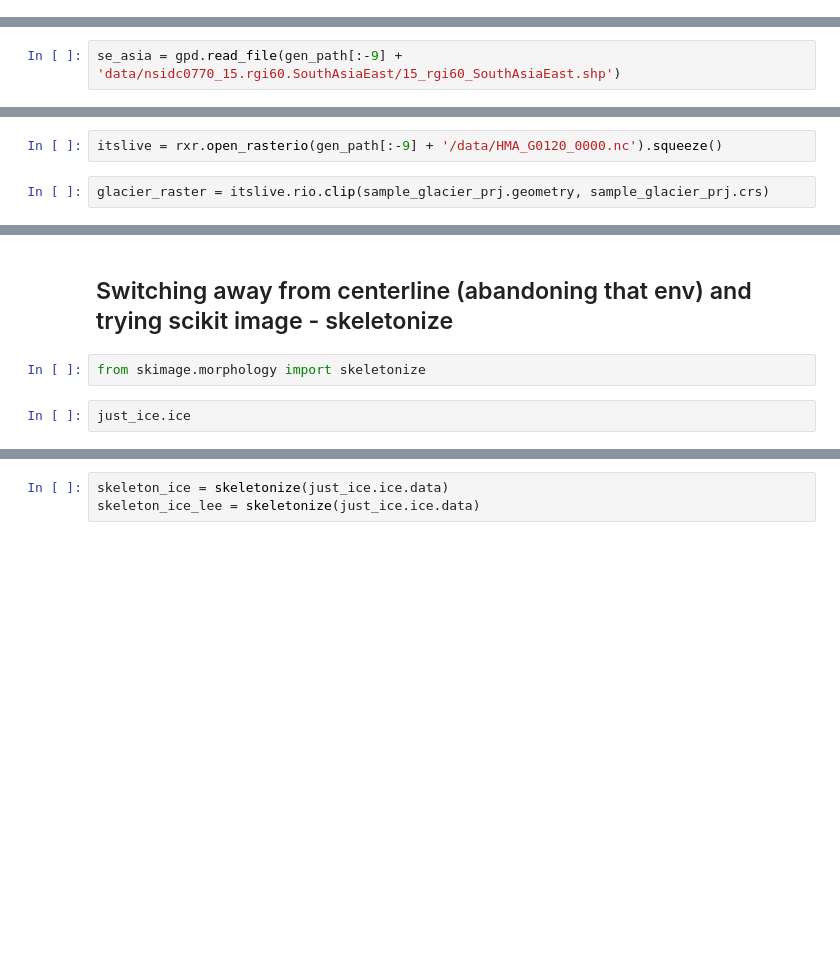
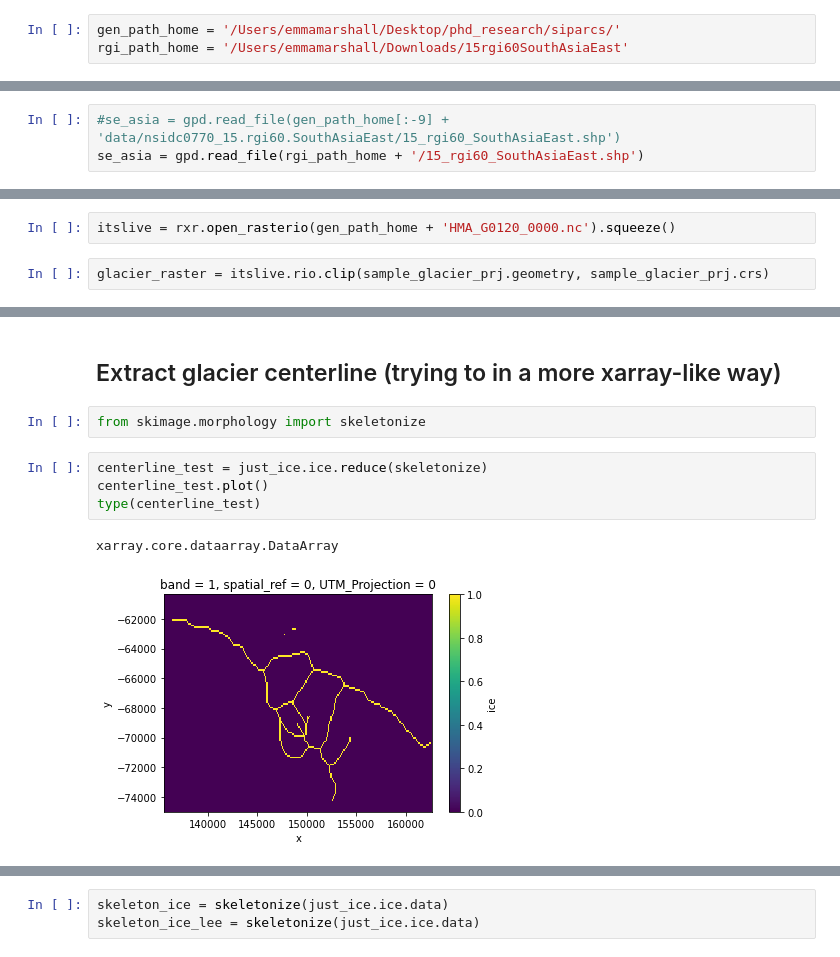
Before and after one commit to e-marshall/itslive, a Jupyter notebook: glacier_centerlines.ipynb, the cells around one changed output, grey strips where cells are left out. Saved outputs shown, nothing was run; the diff lists cells and outputs as text; blank space fills up the shorter version.

Commit message:
cleaned up centerline extraction

```diff
--- a/glacier_centerlines.ipynb
+++ b/glacier_centerlines.ipynb
@@ -8,10 +8,14 @@ import numpy as np
 from matplotlib import pyplot as plt
 # %%
 gen_path = '/Users/emarshall/Desktop/siparcs/xr_book1/'
+# %%
+gen_path_home = '/Users/emmamarshall/Desktop/phd_research/siparcs/'
+rgi_path_home = '/Users/emmamarshall/Downloads/15rgi60SouthAsiaEast'
 # %% [markdown]
 ## Read in vector data
 # %%
-se_asia = gpd.read_file(gen_path[:-9] + 'data/nsidc0770_15.rgi60.SouthAsiaEast/15_rgi60_SouthAsiaEast.shp')
+#se_asia = gpd.read_file(gen_path_home[:-9] + 'data/nsidc0770_15.rgi60.SouthAsiaEast/15_rgi60_SouthAsiaEast.shp')
+se_asia = gpd.read_file(rgi_path_home + '/15_rgi60_SouthAsiaEast.shp')
 # %%
 se_asia_prj = se_asia.to_crs('+proj=lcc +lat_1=15 +lat_2=65 +lat_0=30 +lon_0=95 +x_0=0 +y_0=0 +ellps=WGS84 +datum=WGS84 +units=m no_defs')
 se_asia_prj
@@ -36,7 +57,7 @@ centerline.name
 ## Read in raster data
 - for once we've exctracted centerline
 # %%
-itslive = rxr.open_rasterio(gen_path[:-9] + '/data/HMA_G0120_0000.nc').squeeze()
+itslive = rxr.open_rasterio(gen_path_home + 'HMA_G0120_0000.nc').squeeze()
 # %%
 glacier_raster = itslive.rio.clip(sample_glacier_prj.geometry, sample_glacier_prj.crs)
 # %%
@@ -48,6 +73,11 @@ just_ice.v.plot(ax=ax)
-# %% [markdown]
-## Switching away from centerline (abandoning that env) and trying scikit image - skeletonize
+# %% [markdown]
+## Extract glacier centerline (trying to in a more xarray-like way)
 # %%
 from skimage.morphology import skeletonize
-# %%
-just_ice.ice
+# %%
+centerline_test = just_ice.ice.reduce(skeletonize)
+centerline_test.plot()
+type(centerline_test)
+# %% [output]
+xarray.core.dataarray.DataArray
+[figure, added]
```
Also changed, not shown: parts of 26 cells of this notebook.
